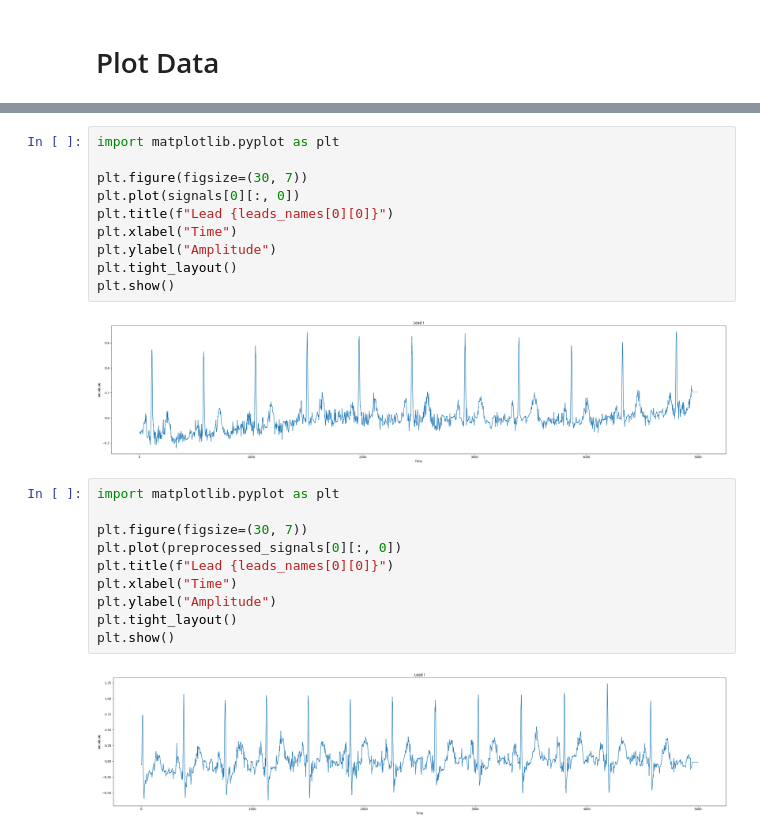
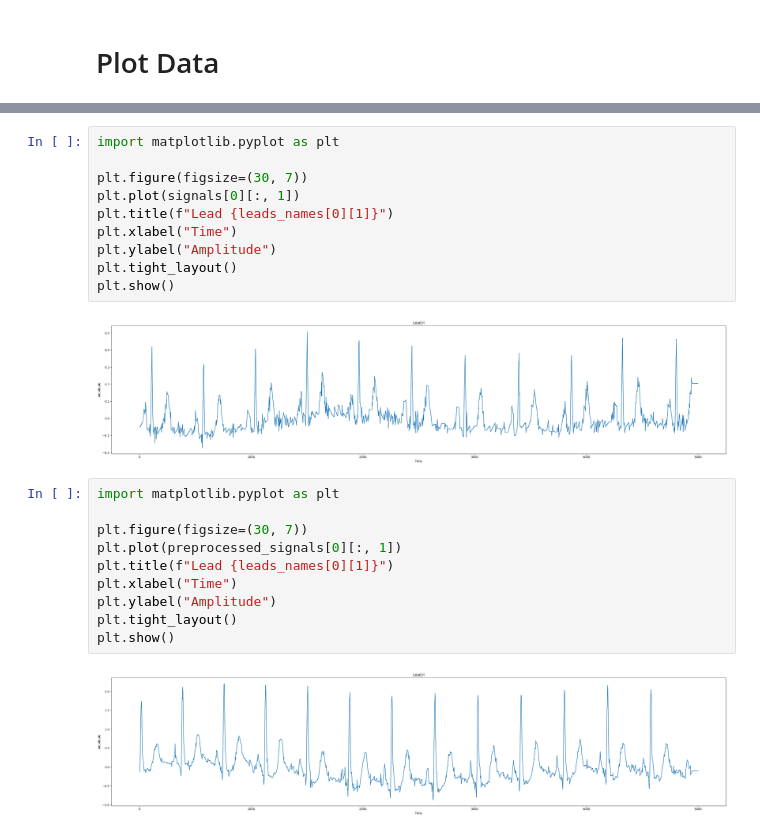
Before and after one commit to AshanMSilva/Early-Heart-Failure-Detection-via-AI-and-ECG, a Jupyter notebook: data_prepocessing.ipynb, the cells around one changed output, grey strips where cells are left out. Cells and saved outputs as stored; diff of their text form.

```diff
--- a/data_prepocessing.ipynb
+++ b/data_prepocessing.ipynb
@@ -232,23 +275,23 @@ for j in range(4):
 import matplotlib.pyplot as plt
 
 plt.figure(figsize=(30, 7))
-plt.plot(signals[0][:, 0])
-plt.title(f"Lead {leads_names[0][0]}")
+plt.plot(signals[0][:, 1])
+plt.title(f"Lead {leads_names[0][1]}")
 plt.xlabel("Time")
 plt.ylabel("Amplitude")
 plt.tight_layout()
 plt.show()
 # %% [output]
-[figure, old version]
+[figure, new version]
 # %%
 import matplotlib.pyplot as plt
 
 plt.figure(figsize=(30, 7))
-plt.plot(preprocessed_signals[0][:, 0])
-plt.title(f"Lead {leads_names[0][0]}")
+plt.plot(preprocessed_signals[0][:, 1])
+plt.title(f"Lead {leads_names[0][1]}")
 plt.xlabel("Time")
 plt.ylabel("Amplitude")
 plt.tight_layout()
 plt.show()
 # %% [output]
-[figure, old version]
+[figure, new version]
```
Also changed, not shown: parts of 5 cells of this notebook.
